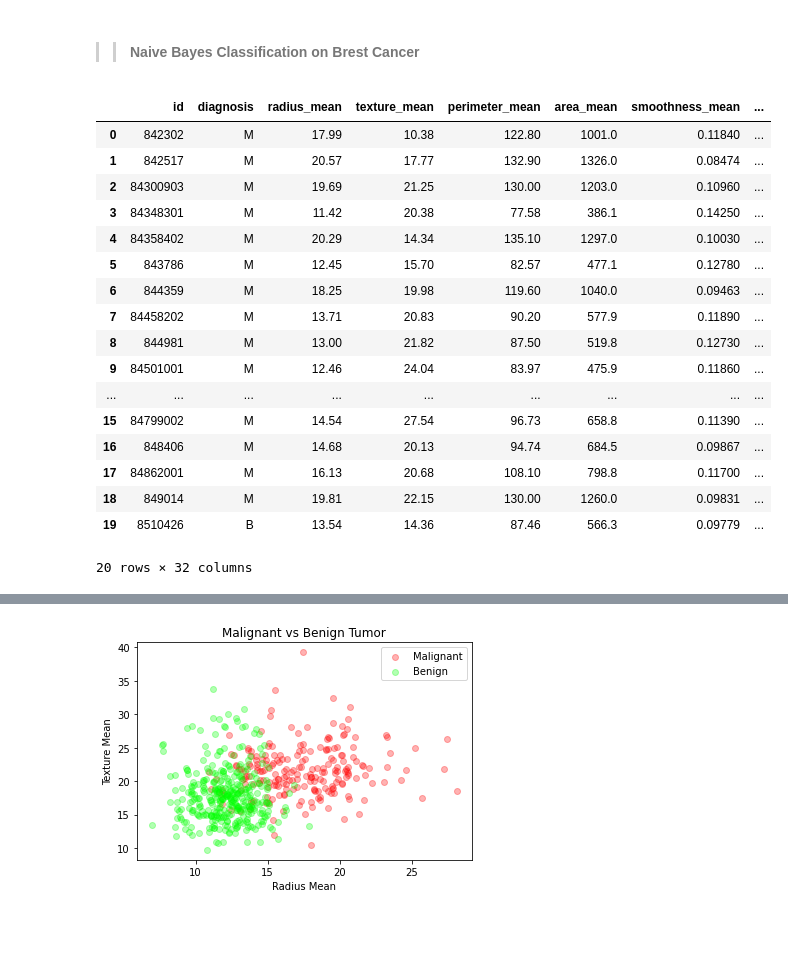
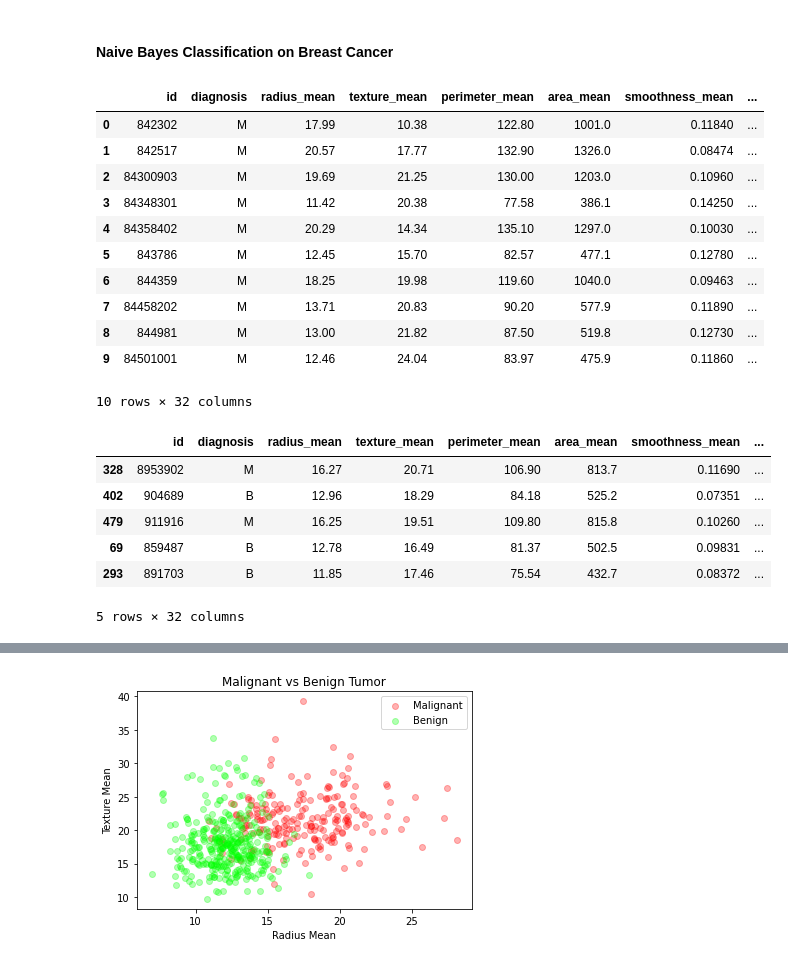
Before and after one commit to AdityaSolanki189/Data-Science-Projects, a Jupyter notebook: Misc_Codes/ML_Lab/BayesClassifier_Cancer.ipynb, the cells around one changed output, grey strips where cells are left out. Drawn from its saved outputs; the diff is of its cells as text; code cells hidden in the pictures; blank space fills up the shorter version.

```diff
--- a/Misc_Codes/ML_Lab/BayesClassifier_Cancer.ipynb
+++ b/Misc_Codes/ML_Lab/BayesClassifier_Cancer.ipynb
@@ -1,3 +1,3 @@
 # %% [markdown]
->> #### Naive Bayes Classification on Brest Cancer
+#### Naive Bayes Classification on Breast Cancer
 # %%
@@ -10,25 +11,30 @@ from sklearn.naive_bayes import GaussianNB
 from sklearn import metrics
 from sklearn.metrics import classification_report, confusion_matrix
 # %%
+# Importing the dataset
 df = pd.read_csv("../datasets/breast-cancer.csv")
-df.head(20)
+df.head(10)
 # %% [output]
 |  | id | diagnosis | radius_mean | texture_mean | perimeter_mean | area_mean | smoothness_mean | ... |
 | 0 | 842302 | M | 17.99 | 10.38 | 122.80 | 1001.0 | 0.11840 | ... |
 | 1 | 842517 | M | 20.57 | 17.77 | 132.90 | 1326.0 | 0.08474 | ... |
 | 2 | 84300903 | M | 19.69 | 21.25 | 130.00 | 1203.0 | 0.10960 | ... |
 | 3 | 84348301 | M | 11.42 | 20.38 | 77.58 | 386.1 | 0.14250 | ... |
 | 4 | 84358402 | M | 20.29 | 14.34 | 135.10 | 1297.0 | 0.10030 | ... |
 | 5 | 843786 | M | 12.45 | 15.70 | 82.57 | 477.1 | 0.12780 | ... |
 | 6 | 844359 | M | 18.25 | 19.98 | 119.60 | 1040.0 | 0.09463 | ... |
 | 7 | 84458202 | M | 13.71 | 20.83 | 90.20 | 577.9 | 0.11890 | ... |
 | 8 | 844981 | M | 13.00 | 21.82 | 87.50 | 519.8 | 0.12730 | ... |
 | 9 | 84501001 | M | 12.46 | 24.04 | 83.97 | 475.9 | 0.11860 | ... |
-| ... | ... | ... | ... | ... | ... | ... | ... | ... |
-| 15 | 84799002 | M | 14.54 | 27.54 | 96.73 | 658.8 | 0.11390 | ... |
-| 16 | 848406 | M | 14.68 | 20.13 | 94.74 | 684.5 | 0.09867 | ... |
-| 17 | 84862001 | M | 16.13 | 20.68 | 108.10 | 798.8 | 0.11700 | ... |
-| 18 | 849014 | M | 19.81 | 22.15 | 130.00 | 1260.0 | 0.09831 | ... |
-| 19 | 8510426 | B | 13.54 | 14.36 | 87.46 | 566.3 | 0.09779 | ... |
-20 rows × 32 columns
+10 rows × 32 columns
+# %%
+df.sample(5)
+# %% [output]
+|  | id | diagnosis | radius_mean | texture_mean | perimeter_mean | area_mean | smoothness_mean | ... |
+| 328 | 8953902 | M | 16.27 | 20.71 | 106.90 | 813.7 | 0.11690 | ... |
+| 402 | 904689 | B | 12.96 | 18.29 | 84.18 | 525.2 | 0.07351 | ... |
+| 479 | 911916 | M | 16.25 | 19.51 | 109.80 | 815.8 | 0.10260 | ... |
+| 69 | 859487 | B | 12.78 | 16.49 | 81.37 | 502.5 | 0.09831 | ... |
+| 293 | 891703 | B | 11.85 | 17.46 | 75.54 | 432.7 | 0.08372 | ... |
+5 rows × 32 columns
 # %%
```
Also changed, not shown: parts of 12 cells of this notebook, 12 other files.
